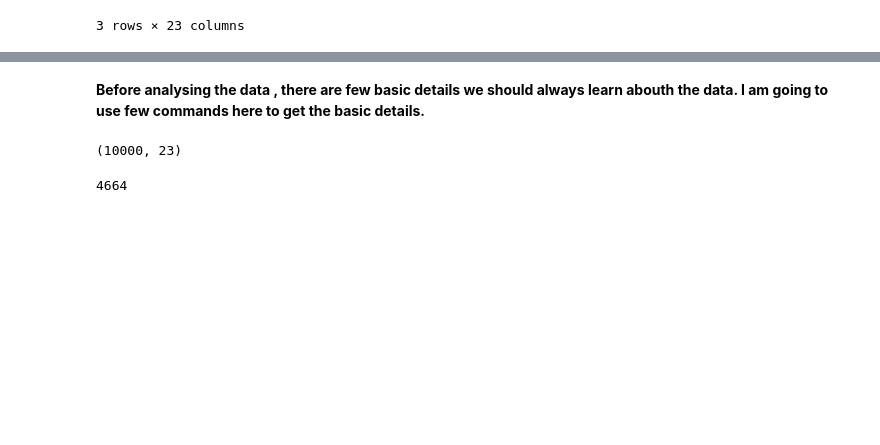
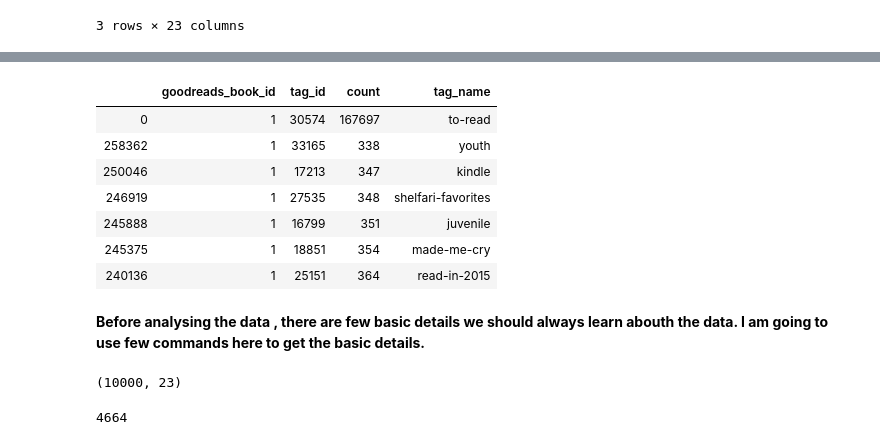
Before and after one commit to ProfAnshul/Book-Recommendation, a Jupyter notebook: Wrangling_Storytelling.ipynb, the cells around one changed output, grey strips where cells are left out. Saved outputs shown, nothing was run; the diff lists cells and outputs as text; code cells hidden in the pictures; blank space fills up the shorter version.

```diff
--- a/Wrangling_Storytelling.ipynb
+++ b/Wrangling_Storytelling.ipynb
@@ -29,3 +29,6 @@ df_books.head(3)
 | 1 | 2 | 3 | 3 | 4640799 | 491 | 439554934 | 9.780440e+12 | J.K. Rowling, Mary GrandPré | ... |
 | 2 | 3 | 41865 | 41865 | 3212258 | 226 | 316015849 | 9.780316e+12 | Stephenie Meyer | ... |
 3 rows × 23 columns
+# %%
+df_book_tags = pd.read_csv('book_tags.csv')
+#df_book_tags.head()
@@ -31,0 +39,3 @@ df_books.head(3)
+# %%
+df_tags = pd.read_csv('tags.csv')
+#df_tags.head()
@@ -31,0 +46,3 @@ df_books.head(3)
+# %%
+tag_details = pd.merge(df_book_tags, df_tags, on = 'tag_id')
+tag_details.head()
@@ -32,3 +56,14 @@ df_books.head(3)
+# %%
+tag_details.sort_values('goodreads_book_id').head(7)
+# %% [output]
+|  | goodreads_book_id | tag_id | count | tag_name |
+| 0 | 1 | 30574 | 167697 | to-read |
+| 258362 | 1 | 33165 | 338 | youth |
+| 250046 | 1 | 17213 | 347 | kindle |
+| 246919 | 1 | 27535 | 348 | shelfari-favorites |
+| 245888 | 1 | 16799 | 351 | juvenile |
+| 245375 | 1 | 18851 | 354 | made-me-cry |
+| 240136 | 1 | 25151 | 364 | read-in-2015 |
 # %% [markdown]
 **Before analysing the data , there are few basic details we should always learn abouth the data. I am going to use few commands here to get the basic details.**
 # %%
```
Also changed, not shown: parts of 85 cells of this notebook, 1 other file.
